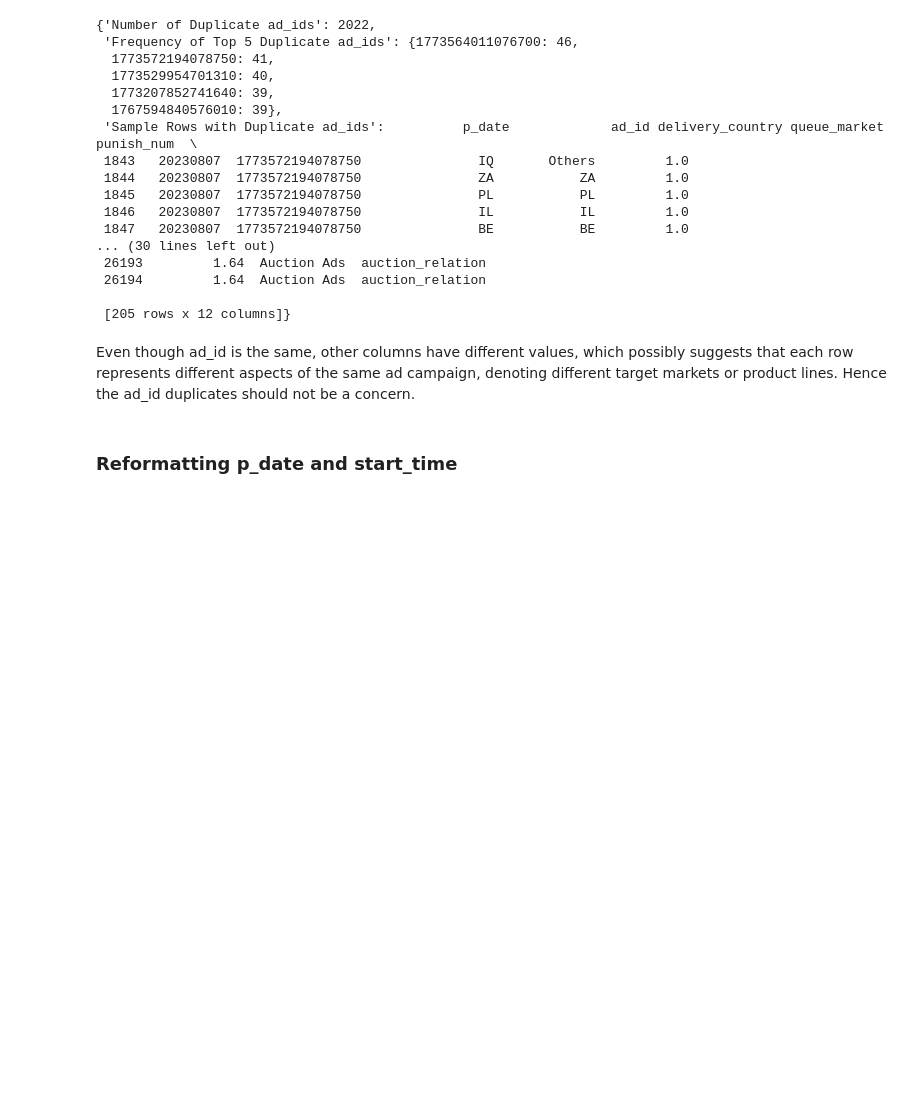
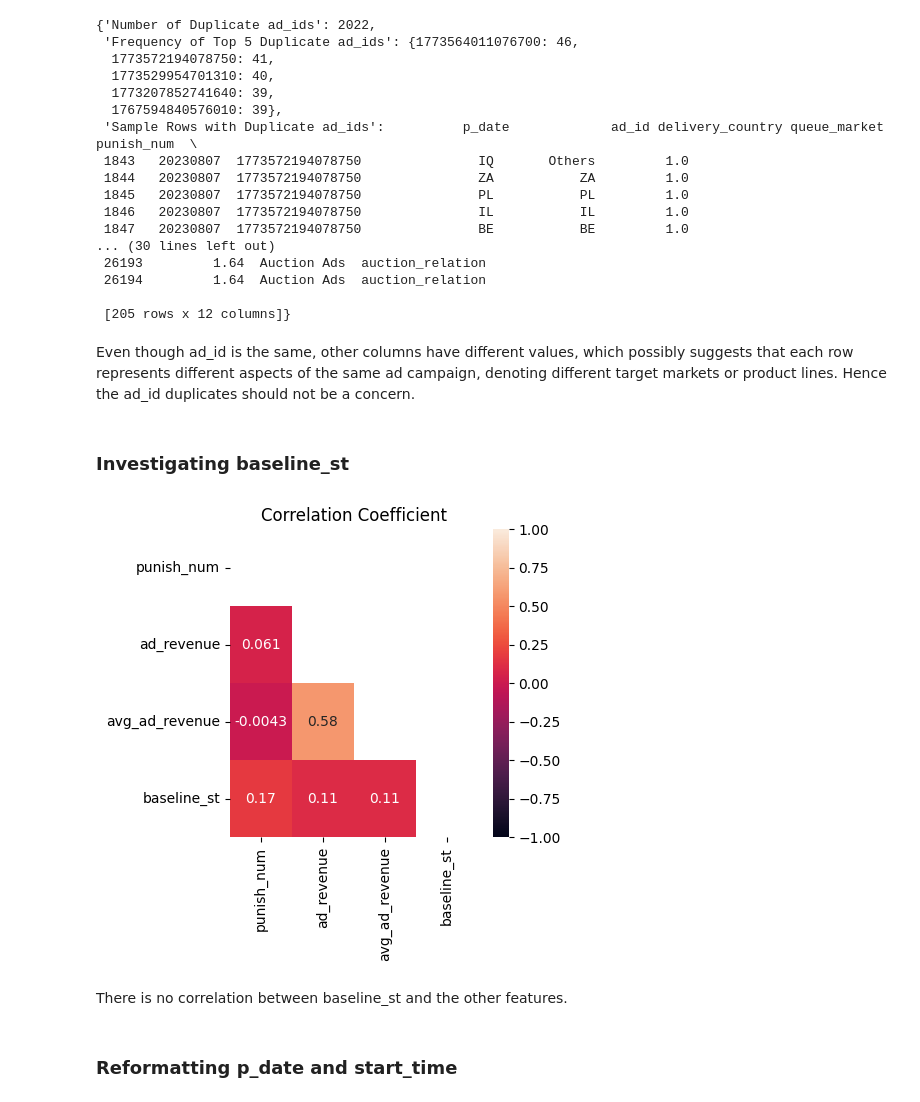
Before and after one commit to tanjoash/tiktok-hackathon, a Jupyter notebook: preprocessing/tiktok_eda_preprocessing.ipynb, the cells around one changed output. Drawn from its saved outputs; the diff is of its cells as text; code cells hidden in the pictures; blank space fills up the shorter version.

```diff
--- a/preprocessing/tiktok_eda_preprocessing.ipynb
+++ b/preprocessing/tiktok_eda_preprocessing.ipynb
@@ -81,6 +81,28 @@ sample_duplicate_rows = duplicate_ad_ids[duplicate_ad_ids['ad_id'].isin(duplicat
  [205 rows x 12 columns]}
 # %% [markdown]
 Even though ad_id is the same, other columns have different values, which possibly suggests that each row represents different aspects of the same ad campaign, denoting different target markets or product lines. Hence the ad_id duplicates should not be a concern.
+# %% [markdown]
+### Investigating baseline_st
+# %%
+# get collinearity dataframe columns
+corr_columns = ["punish_num", "ad_revenue", "avg_ad_revenue", "baseline_st"]
+corr_df = ads_data[corr_columns].copy()
+
+## check collinearity method 1
+# figure size
+plt.figure(figsize=(4,4))
+
+# only show the bottom triangle
+mask = np.triu(np.ones_like(corr_df.corr(), dtype = bool))
+
+# heatmap
+sns.heatmap(corr_df.corr(), annot = True, mask = mask, vmin = -1, vmax = 1)
+plt.title("Correlation Coefficient")
+plt.show()
+# %% [output]
+[figure, added]
+# %% [markdown]
+There is no correlation between baseline_st and the other features.
 # %% [markdown]
 ### Reformatting p_date and start_time
 # %%
```
Also changed, not shown: parts of 5 cells of this notebook, 2 other files.
